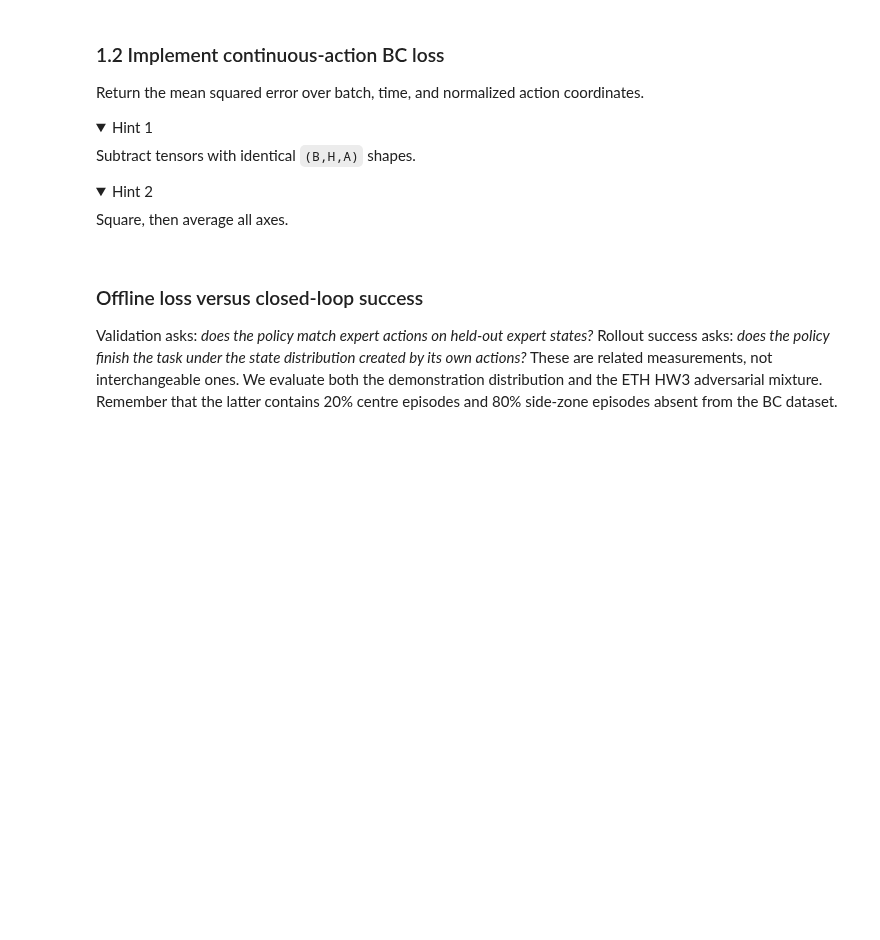
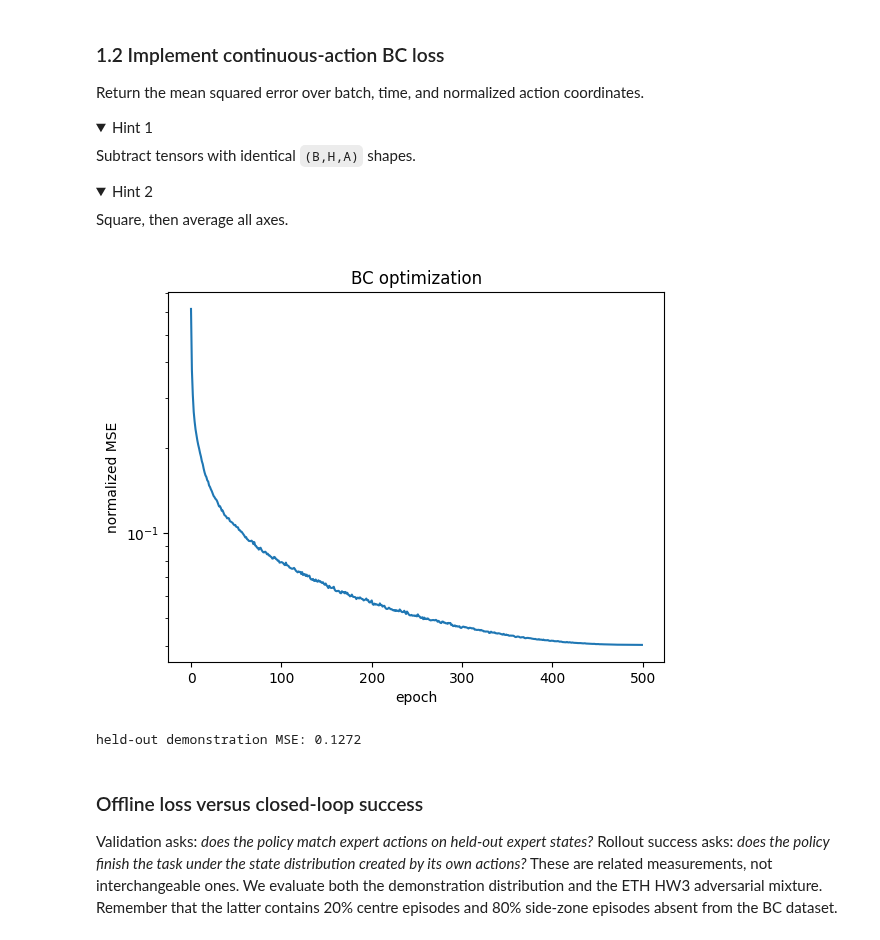
Before and after one commit to comprock15/multimodal-vla-course, a Jupyter notebook: 02-imitation-learning/notebooks/seminar_02_imitation_learning_student.ipynb, the cells around one changed output. Cells and saved outputs as stored; diff of their text form; code cells hidden in the pictures; folded sections open; blank space fills up the shorter version.

```diff
--- a/02-imitation-learning/notebooks/seminar_02_imitation_learning_student.ipynb
+++ b/02-imitation-learning/notebooks/seminar_02_imitation_learning_student.ipynb
@@ -405,10 +434,17 @@ class ChunkPolicy(nn.Module):
     def __init__(self, state_dim, action_dim=4, chunk_size=16, hidden_dim=256):
         super().__init__()
         # TO DO: define the network and save dimensions.
-        raise NotImplementedError('Complete Task 1.1')
+        self.chunk_size = chunk_size
+        self.action_dim = action_dim
+        self.MLP = nn.Sequential(
+            nn.Linear(state_dim, hidden_dim), nn.ReLU(),
+            nn.Linear(hidden_dim, hidden_dim), nn.ReLU(),
+            nn.Linear(hidden_dim, chunk_size * action_dim),
+        )
     def forward(self, state):
         # TO DO: map (B, state_dim) to (B, chunk_size, action_dim).
-        raise NotImplementedError('Complete Task 1.1')
+        out = self.MLP(state)
+        return out.reshape(-1, self.chunk_size, self.action_dim)
 # %% [markdown]
 ### 1.2 Implement continuous-action BC loss
 
@@ -427,47 +463,71 @@ Square, then average all axes.
 # %%
 def bc_loss(predicted_chunk, expert_chunk):
     # TO DO: normalized continuous-action regression loss.
-    raise NotImplementedError('Complete Task 1.2')
+    return ((predicted_chunk - expert_chunk) ** 2).mean()
 # %%
 def train_policy(states, chunks, train_rows, *, model_cls=ChunkPolicy,
-                 epochs=180, batch_size=128, lr=3e-3):
+                 epochs=500, batch_size=128, lr=3e-3, # epochs: 180 -> 500
+                 sample_weights=None): # new param for DAgger
+    from torch.utils.data import WeightedRandomSampler
+
     norm = Normalizer().fit(states[train_rows], chunks[train_rows])
     x = torch.as_tensor(norm.state(states), dtype=torch.float32)
     y = torch.as_tensor(norm.action(chunks), dtype=torch.float32)
     loader = DataLoader(TensorDataset(x[train_rows], y[train_rows]),
                         batch_size=batch_size, shuffle=True)
+    #----- weights for DAgger ----
+    if sample_weights is None:
+        loader = DataLoader(TensorDataset(x[train_rows], y[train_rows]),
+                            batch_size=batch_size, shuffle=True)
+    else:
+        w = torch.as_tensor(sample_weights[train_rows], dtype=torch.double)
+        sampler = WeightedRandomSampler(w, num_samples=len(w), replacement=True)
+        loader = DataLoader(TensorDataset(x[train_rows], y[train_rows]),
+                            batch_size=batch_size, sampler=sampler)
+    #----------------------------
+
+
     model = model_cls(states.shape[1], action_dim=chunks.shape[2],
                       chunk_size=chunks.shape[1]).to(device)
     optimizer = torch.optim.AdamW(model.parameters(), lr=lr, weight_decay=1e-5)
+    #-----added for better convergence-----
+    scheduler = torch.optim.lr_scheduler.CosineAnnealingLR(optimizer, T_max=epochs, eta_min=lr * 0.001)
+    #------------------------------------
     history = []
     for epoch in range(epochs):
         model.train(); running = []
         for xb, yb in loader:
             xb, yb = xb.to(device), yb.to(device)
             loss = bc_loss(model(xb), yb)
             optimizer.zero_grad(); loss.backward(); optimizer.step()
             running.append(loss.item())
+        #-----added for better convergence-----
+        scheduler.step()
+        #------------------------------------
         history.append(np.mean(running))
     return model, norm, np.asarray(history)
 
 def predictor(model, norm):
     def predict(state):
         model.eval()
         x = torch.as_tensor(norm.state(state), dtype=torch.float32, device=device)[None]
         with torch.no_grad(): chunk = model(x)[0].cpu().numpy()
         return norm.undo_action(chunk)
     return predict
 
 bc_model, bc_norm, bc_history = train_policy(
     bc_data['state'], bc_data['action_chunk'], train_mask)
 bc_predict = predictor(bc_model, bc_norm)
 with torch.no_grad():
     vx = torch.as_tensor(bc_norm.state(bc_data['state'][val_mask]), dtype=torch.float32, device=device)
     vy = torch.as_tensor(bc_norm.action(bc_data['action_chunk'][val_mask]), dtype=torch.float32, device=device)
     validation_mse = bc_loss(bc_model(vx), vy).item()
 plt.plot(bc_history); plt.yscale('log'); plt.xlabel('epoch'); plt.ylabel('normalized MSE');
 plt.title('BC optimization'); plt.show()
 print('held-out demonstration MSE:', round(validation_mse, 4))
+# %% [output]
+[figure, added]
+held-out demonstration MSE: 0.1272
 # %% [markdown]
 ### Offline loss versus closed-loop success
 
```
Also changed, not shown: parts of 20 cells of this notebook, 2 other files.
